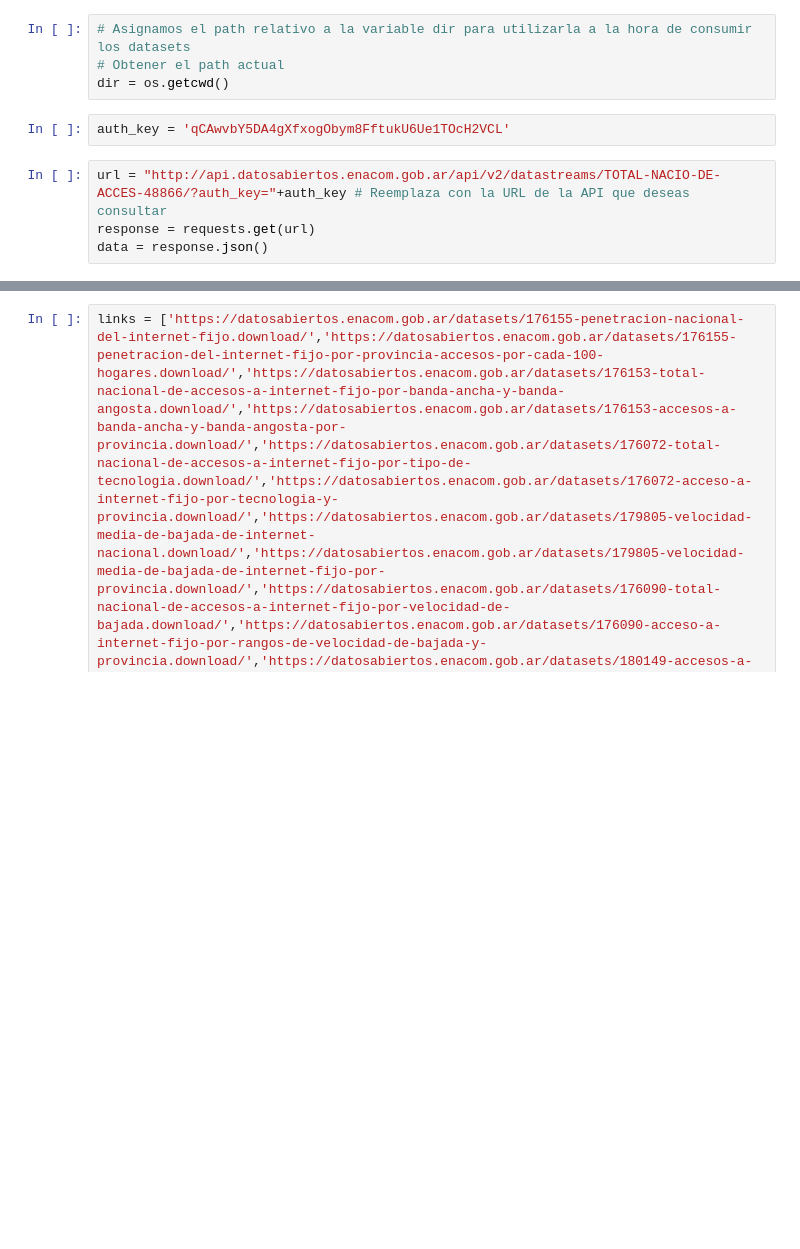
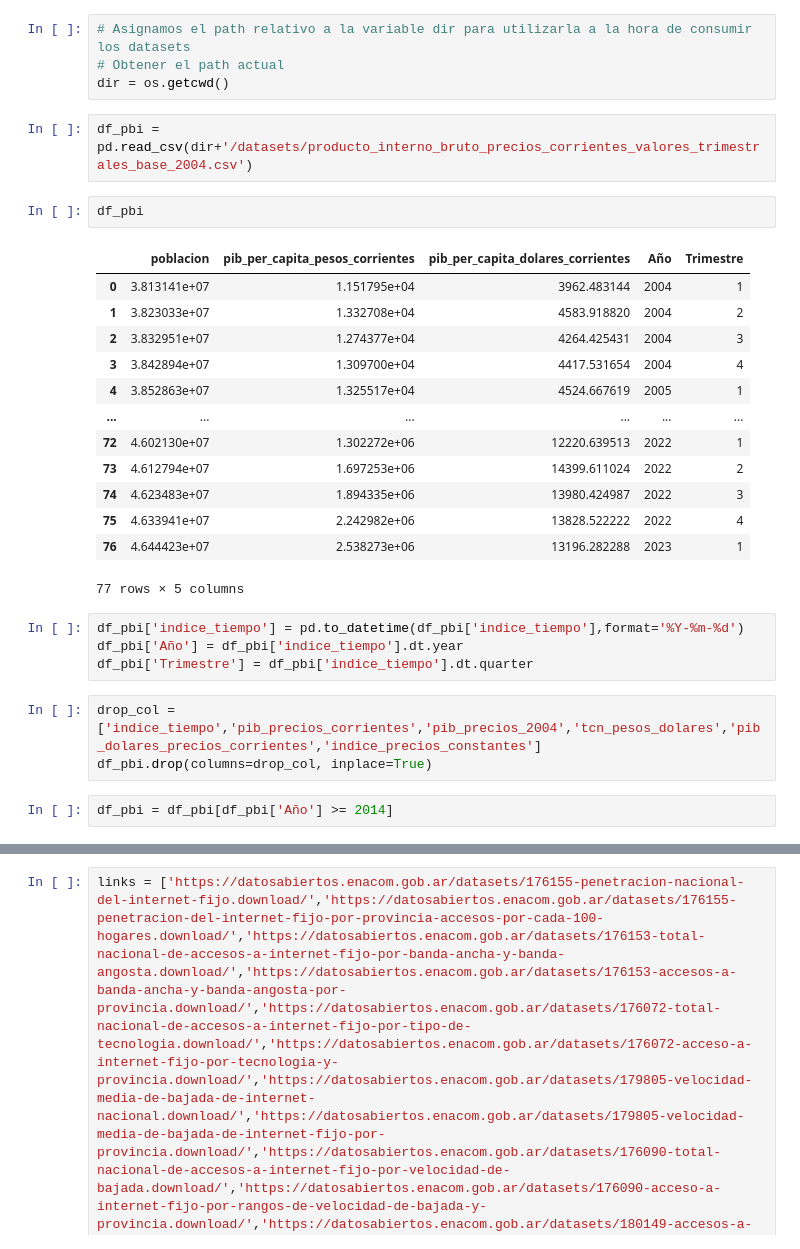
Before and after one commit to pakyxs/ainternet-access-argentina-analysis, a Jupyter notebook: EDA.ipynb, the cells around one changed output, grey strips where cells are left out. Saved outputs shown, nothing was run; the diff lists cells and outputs as text; blank space fills up the shorter version.

Commit message:
dash nuevo y datasets cargados

```diff
--- a/EDA.ipynb
+++ b/EDA.ipynb
@@ -13,9 +13,30 @@ import os
 # Asignamos el path relativo a la variable dir para utilizarla a la hora de consumir los datasets
 # Obtener el path actual
 dir = os.getcwd()
-# %%
-auth_key = 'qCAwvbY5DA4gXfxogObym8FftukU6Ue1TOcH2VCL'
-# %%
-url = "http://api.datosabiertos.enacom.gob.ar/api/v2/datastreams/TOTAL-NACIO-DE-ACCES-48866/?auth_key="+auth_key # Reemplaza con la URL de la API que deseas consultar
-response = requests.get(url)
-data = response.json()
+# %%
+df_pbi = pd.read_csv(dir+'/datasets/producto_interno_bruto_precios_corrientes_valores_trimestrales_base_2004.csv')
+# %%
+df_pbi
+# %% [output]
+|  | poblacion | pib_per_capita_pesos_corrientes | pib_per_capita_dolares_corrientes | Año | Trimestre |
+| 0 | 3.813141e+07 | 1.151795e+04 | 3962.483144 | 2004 | 1 |
+| 1 | 3.823033e+07 | 1.332708e+04 | 4583.918820 | 2004 | 2 |
+| 2 | 3.832951e+07 | 1.274377e+04 | 4264.425431 | 2004 | 3 |
+| 3 | 3.842894e+07 | 1.309700e+04 | 4417.531654 | 2004 | 4 |
+| 4 | 3.852863e+07 | 1.325517e+04 | 4524.667619 | 2005 | 1 |
+| ... | ... | ... | ... | ... | ... |
+| 72 | 4.602130e+07 | 1.302272e+06 | 12220.639513 | 2022 | 1 |
+| 73 | 4.612794e+07 | 1.697253e+06 | 14399.611024 | 2022 | 2 |
+| 74 | 4.623483e+07 | 1.894335e+06 | 13980.424987 | 2022 | 3 |
+| 75 | 4.633941e+07 | 2.242982e+06 | 13828.522222 | 2022 | 4 |
+| 76 | 4.644423e+07 | 2.538273e+06 | 13196.282288 | 2023 | 1 |
+77 rows × 5 columns
+# %%
+df_pbi['indice_tiempo'] = pd.to_datetime(df_pbi['indice_tiempo'],format='%Y-%m-%d')
+df_pbi['Año'] = df_pbi['indice_tiempo'].dt.year
+df_pbi['Trimestre'] = df_pbi['indice_tiempo'].dt.quarter
+# %%
+drop_col = ['indice_tiempo','pib_precios_corrientes','pib_precios_2004','tcn_pesos_dolares','pib_dolares_precios_corrientes','indice_precios_constantes']
+df_pbi.drop(columns=drop_col, inplace=True)
+# %%
+df_pbi = df_pbi[df_pbi['Año'] >= 2014]
```
Also changed, not shown: parts of 63 cells of this notebook, 9 other files.
